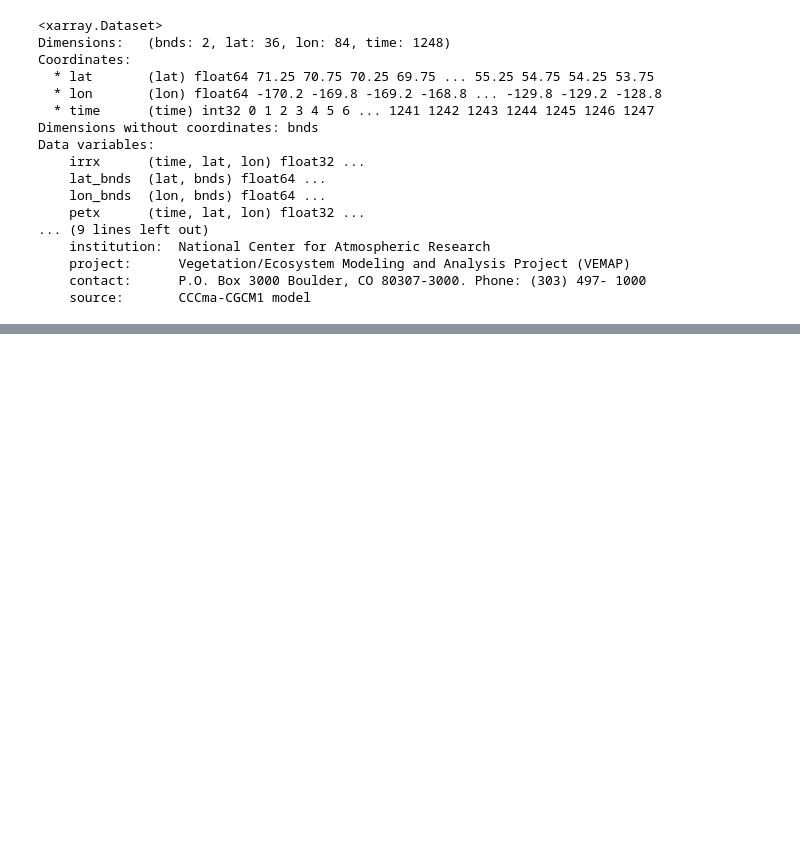
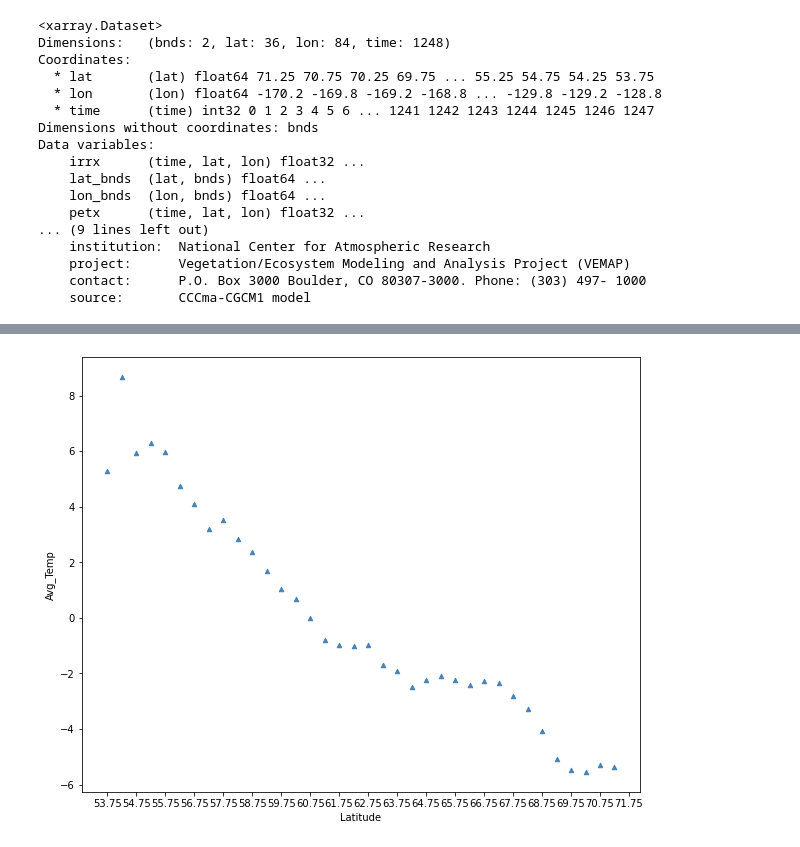
Before and after one commit to BigDataCourseBhaganagar/Alaskan-Weather, a Jupyter notebook: AlaskanWeather.ipynb, the cells around one changed output, grey strips where cells are left out. Cells and saved outputs as stored; diff of their text form; code cells hidden in the pictures; blank space fills up the shorter version.

```diff
--- a/AlaskanWeather.ipynb
+++ b/AlaskanWeather.ipynb
@@ -180,0 +182,8 @@ plt.show()
+# %%
+ax = plt.gca()
+plt.xticks(np.arange(min(DataA2['lat']), max(DataA2['lat'])+1))
+DataA2.plot(kind='scatter',x='lat',y='Avg_Temp', color='steelblue', marker = '^',ax=ax, figsize = (10,8))
+plt.xlabel("Latitude")
+plt.show()
+# %% [output]
+[figure, added]
```
Also changed, not shown: parts of 53 cells of this notebook.
